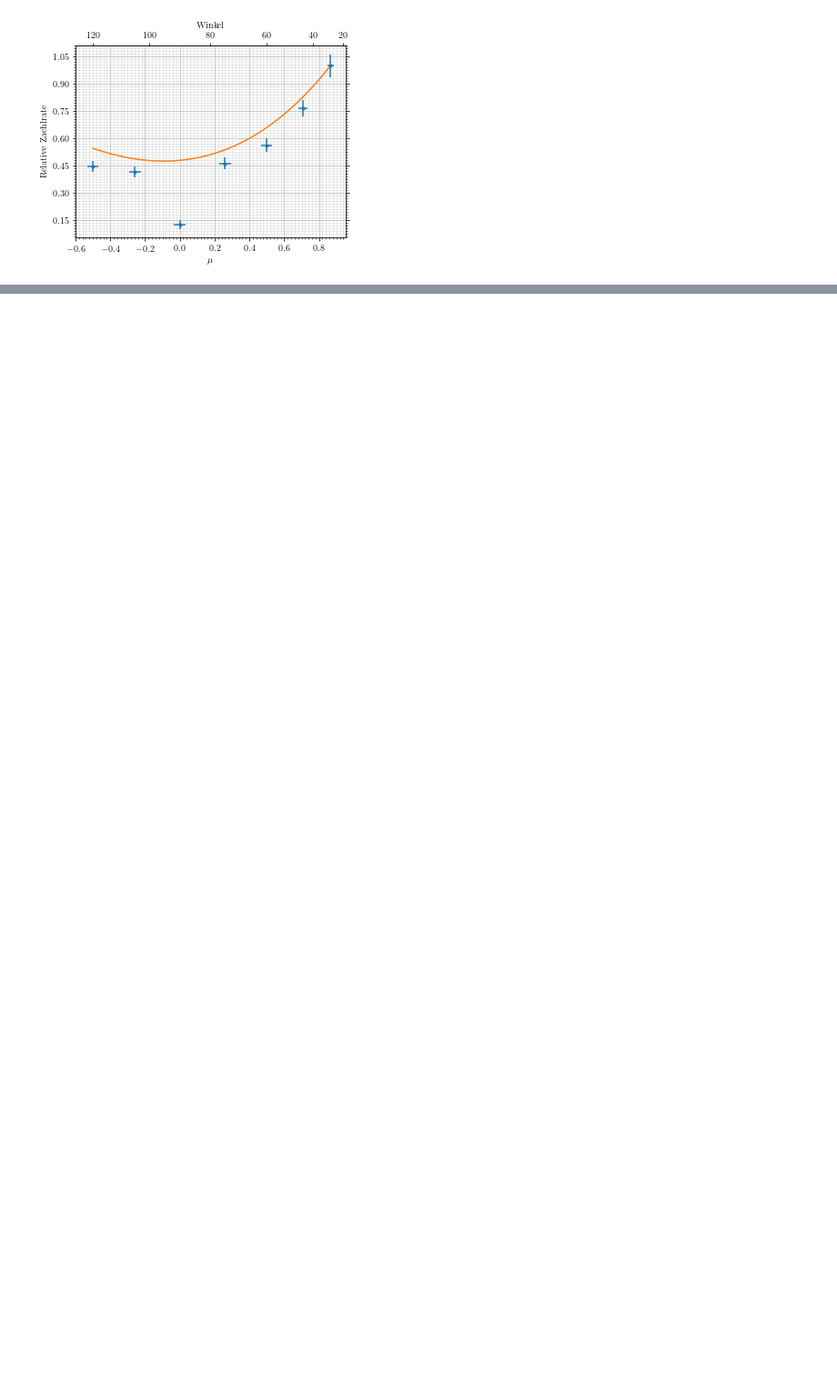
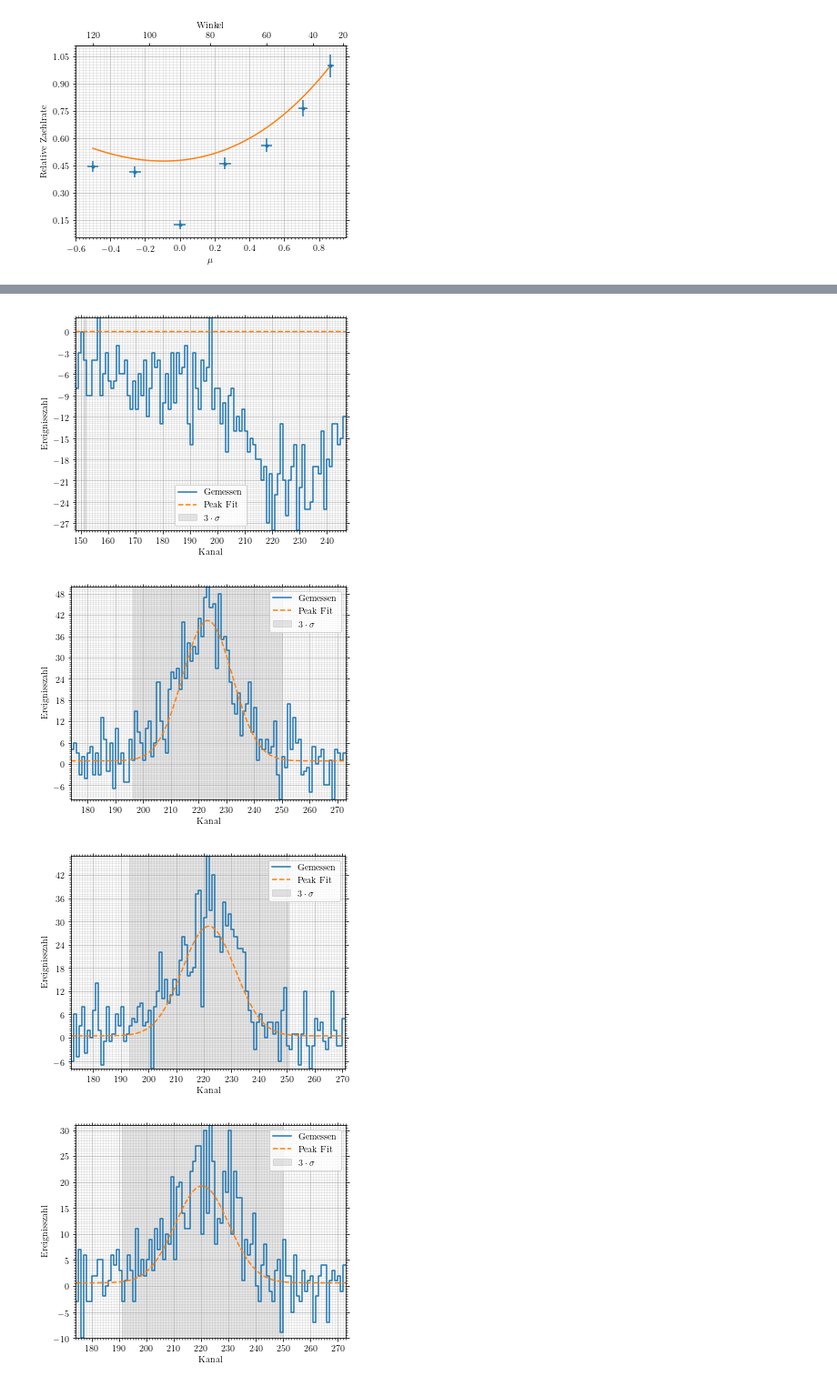
Before and after one commit to vale981/fpraktikum, a Jupyter notebook: CS/auswertung/Untitled.ipynb, the cells around one changed output, grey strips where cells are left out. Shown at 91% size. Saved outputs shown, nothing was run; the diff lists cells and outputs as text; code cells hidden in the pictures; blank space fills up the shorter version.

```diff
--- a/CS/auswertung/Untitled.ipynb
+++ b/CS/auswertung/Untitled.ipynb
@@ -270,0 +273,10 @@ array([2.84522543e-02, 4.76448414e-05])
+# %%
+dists = np.array([5, 7, 9, 12])
+dist_specs = np.array([[load_spectrum(f'../messung/dist/7_{i}cm.SPC.dat', absolute=True) for i in dists], [load_spectrum(f'../messung/dist/7_{i}cm_null.SPC.dat', absolute=True) for i in dists]])
+# %%
+dist_peaks = np.array([np.array(find_peak(dist_specs[0][i], dist_specs[1][i], [150, 300], 50, save=(dists[i], 'dists'))) for i in range(len(dists))])
+# %% [output]
+[figure, added]
+[figure, added]
+[figure, added]
+[figure, added]
```
Also changed, not shown: parts of 15 cells of this notebook, 40 other files.
